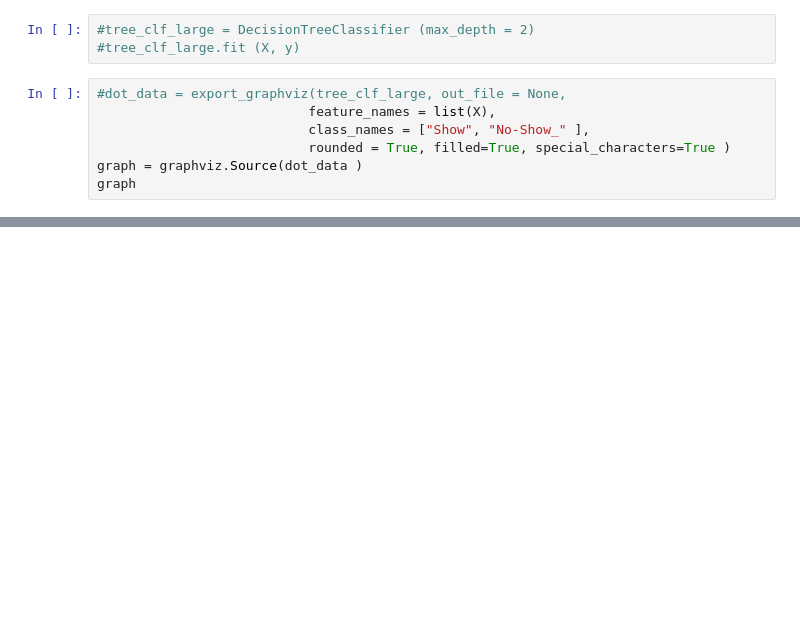
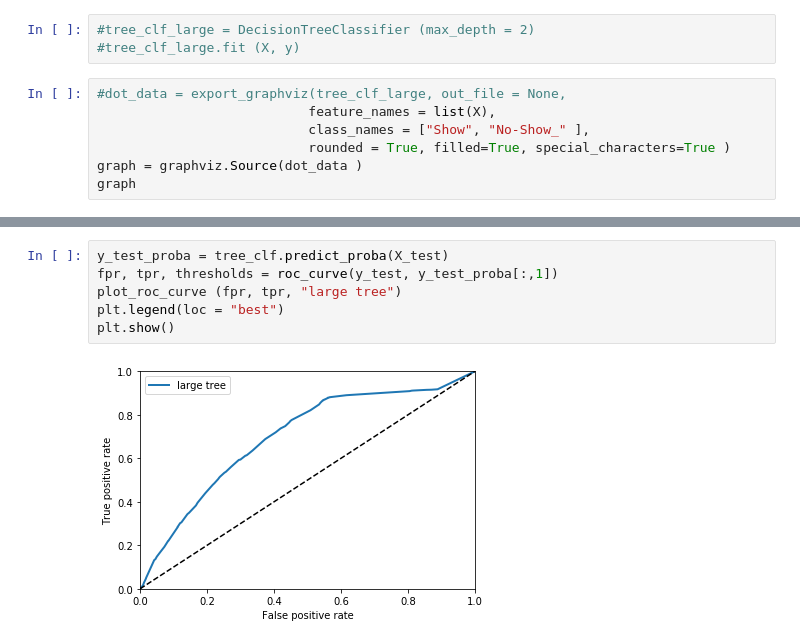
Before and after one commit to Asafamitai/IDC-BDA-Exercises, a Jupyter notebook: NOShow_Modeling.ipynb, the cells around one changed output, grey strips where cells are left out. Saved outputs shown, nothing was run; the diff lists cells and outputs as text; blank space fills up the shorter version.

```diff
--- a/NOShow_Modeling.ipynb
+++ b/NOShow_Modeling.ipynb
@@ -246,0 +258,8 @@ y_test_predict = tree_clf.predict (X_test)
+# %%
+y_test_proba = tree_clf.predict_proba(X_test)
+fpr, tpr, thresholds = roc_curve(y_test, y_test_proba[:,1])
+plot_roc_curve (fpr, tpr, "large tree")
+plt.legend(loc = "best")
+plt.show()
+# %% [output]
+[figure, added]
```
Also changed, not shown: parts of 35 cells of this notebook.
